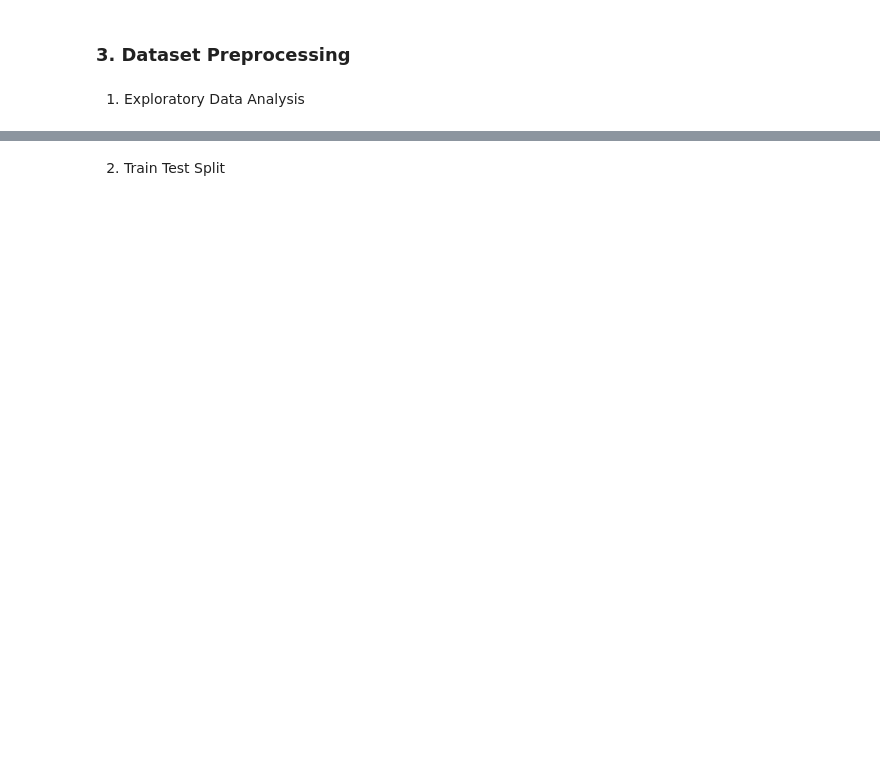
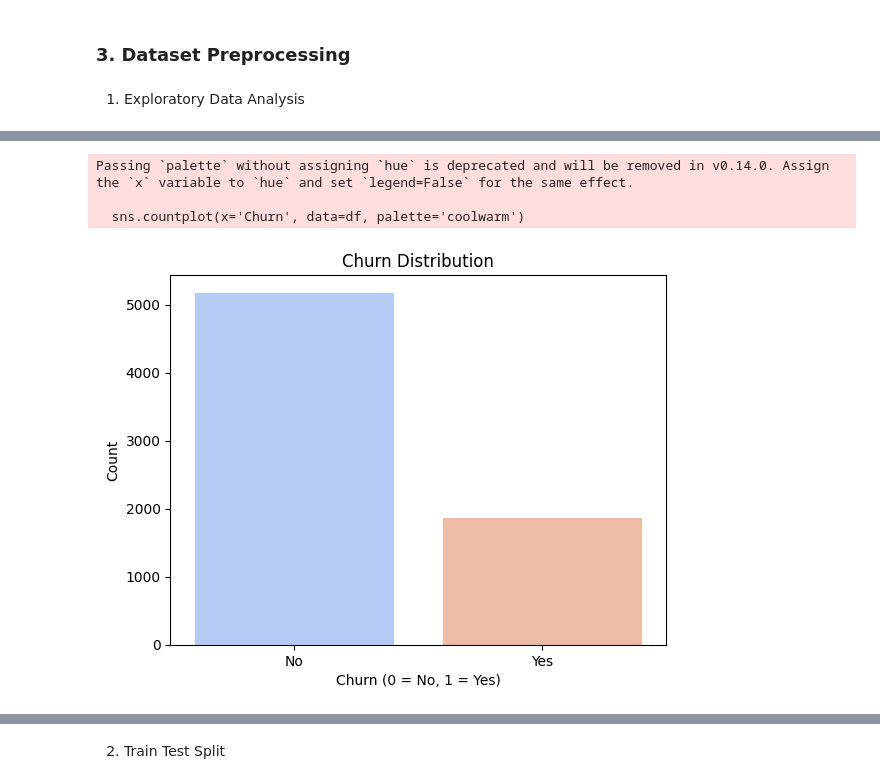
Before and after one commit to fatahrahimi330/100-Machine-Learning-Projects, a Jupyter notebook: 28-Customer Churn Analysis Prediction/customer_churn_analysis_prediction.ipynb, the cells around one changed output, grey strips where cells are left out. Cells and saved outputs as stored; diff of their text form; code cells hidden in the pictures; blank space fills up the shorter version.

Commit message:
Customer Churn Analysis Prediction Project

```diff
--- a/28-Customer Churn Analysis Prediction/customer_churn_analysis_prediction.ipynb
+++ b/28-Customer Churn Analysis Prediction/customer_churn_analysis_prediction.ipynb
@@ -12,3 +25,3 @@ import seaborn as sns
 # %%
-df = pd.read_csv('Telo-Customer-Churn.csv')
+df = pd.read_csv('Telco-Customer-Churn.csv')
 df.head()
@@ -18,0 +105,11 @@ df.head()
+# %%
+sns.countplot(x='Churn', data=df, palette='coolwarm')
+plt.title('Churn Distribution')
+plt.xlabel('Churn (0 = No, 1 = Yes)')
+plt.ylabel('Count')
+plt.show()
+# %% [output]
+Passing `palette` without assigning `hue` is deprecated and will be removed in v0.14.0. Assign the `x` variable to `hue` and set `legend=False` for the same effect.
+
+  sns.countplot(x='Churn', data=df, palette='coolwarm')
+[figure, added]
```
Also changed, not shown: parts of 22 cells of this notebook, 4 other files.
